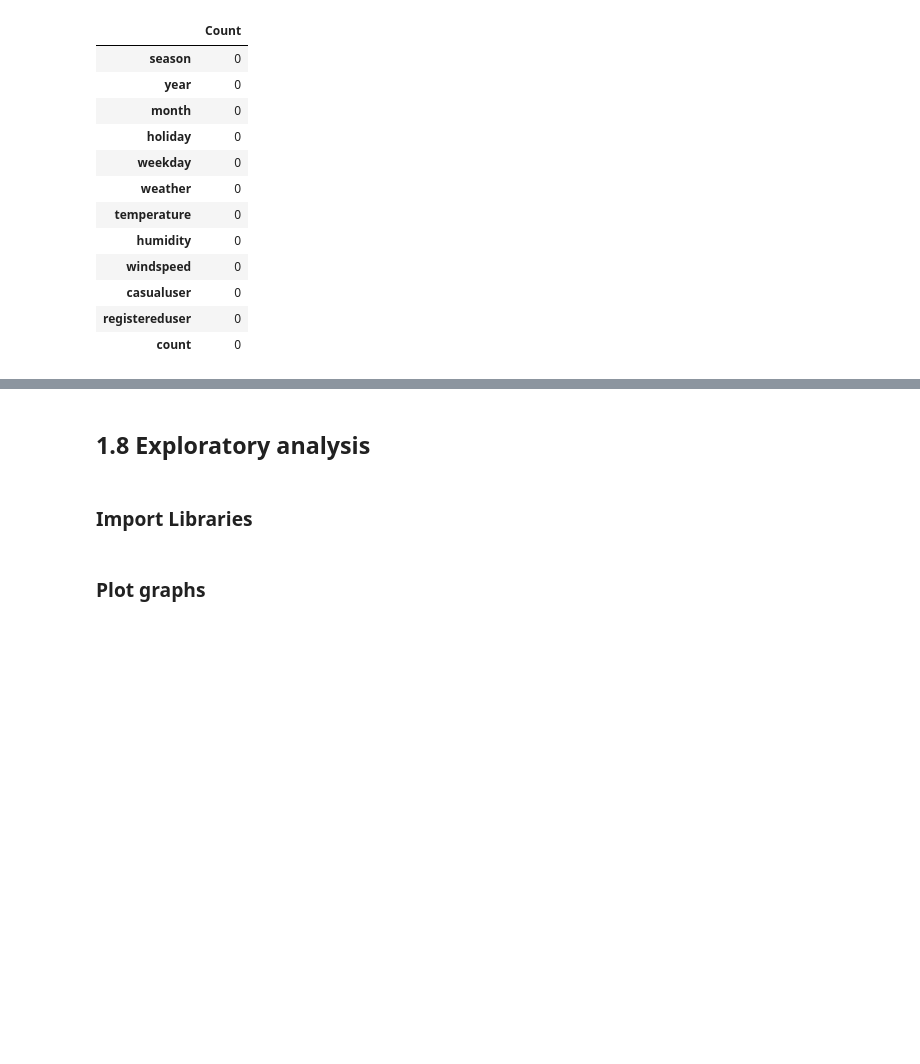
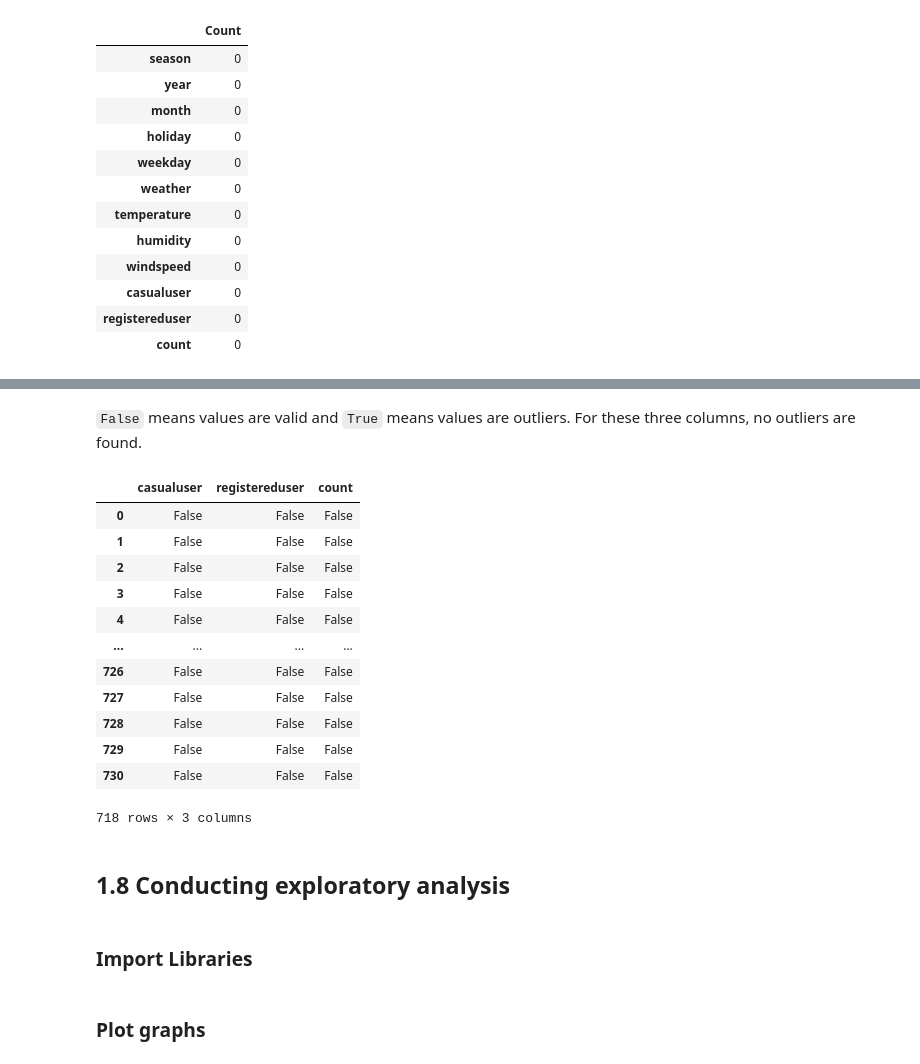
Before and after one commit to lianaling/bike-rental-forecast, a Jupyter notebook: notebooks/1.0 data-preprocessing.ipynb, the cells around one changed output, grey strips where cells are left out. Cells and saved outputs as stored; diff of their text form; code cells hidden in the pictures; blank space fills up the shorter version.

```diff
--- a/notebooks/1.0 data-preprocessing.ipynb
+++ b/notebooks/1.0 data-preprocessing.ipynb
@@ -120,12 +194,33 @@ pd.DataFrame(df_day_data.isnull().sum(), columns=["Count"])
+# %% [markdown]
+`False` means values are valid and `True` means values are outliers. For these three columns, no outliers are found.
+# %%
+outliers = pd.DataFrame(outlier_day < (Q1 - 1.5 * IQR) |(outlier_day > (Q3 + 1.5 * IQR)))
+outliers.to_csv('../dataset/outliers.csv')
+
+outliers
+# %% [output]
+|  | casualuser | registereduser | count |
+| 0 | False | False | False |
+| 1 | False | False | False |
+| 2 | False | False | False |
+| 3 | False | False | False |
+| 4 | False | False | False |
+| ... | ... | ... | ... |
+| 726 | False | False | False |
+| 727 | False | False | False |
+| 728 | False | False | False |
+| 729 | False | False | False |
+| 730 | False | False | False |
+718 rows × 3 columns
+# %% [markdown]
+## 1.8 Conducting exploratory analysis
+# %% [markdown]
+### Import Libraries
 # %%
 # # save cleaned test data to csv file for later use
 # df_day = pd.read_csv("../dataset/day.csv")
 # export_csv = df_cleaned.to_csv("../dataset/cleaned.csv", index = None, header=True)
 # # df_cleaned
-# %% [markdown]
-## 1.8 Exploratory analysis
-# %% [markdown]
-### Import Libraries
 # %%
 import seaborn as sns
 import matplotlib.pyplot as plt
```
Also changed, not shown: parts of 15 cells of this notebook, 2 other files.
